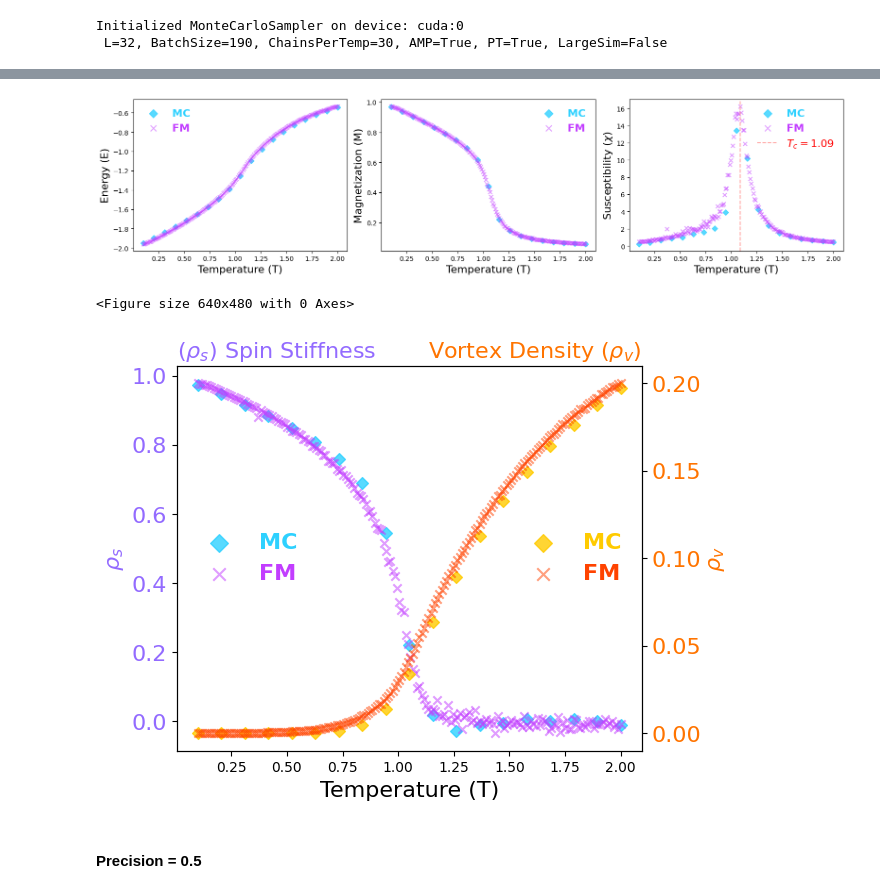
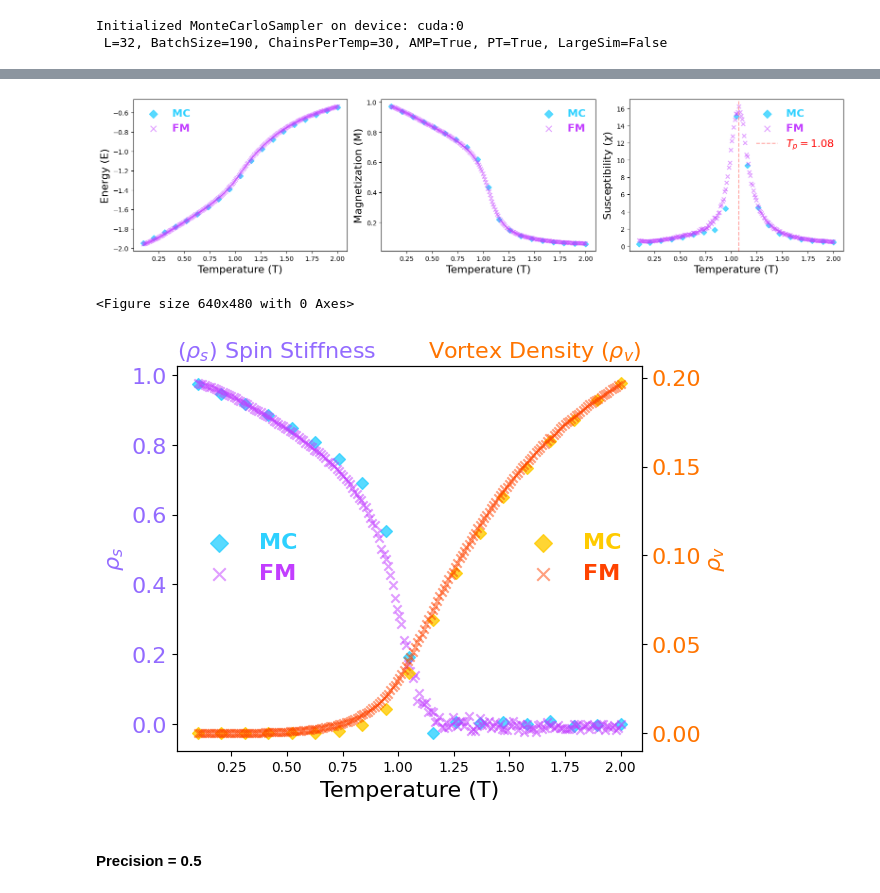
Before and after one commit to ToelUl/Flow-to-Field, a Jupyter notebook: increase_sample_density_lab.ipynb, the cells around one changed output, grey strips where cells are left out. Cells and saved outputs as stored; diff of their text form; code cells hidden in the pictures.

```diff
--- a/increase_sample_density_lab.ipynb
+++ b/increase_sample_density_lab.ipynb
@@ -937,7 +937,7 @@ L = 32
 Temp_start = 0.1
 Temp_end = 2.0
 precision = 0.01
-num_samples = 1500
+num_samples = 5000
 num_steps = 5
 timestep_schedule_mu = -0.3
 timestep_schedule_sigma = 1.0
@@ -1078,35 +1078,35 @@ Temp_0_1 = Temp.cpu()
 
 fig, ax = plt.subplots(1, 3, figsize=(16, 4))
 ax[0].scatter(mc_temperature_0_1, mc_energy_0_1, marker='D', label='MC', color=mc_color, alpha=0.8)
 ax[0].scatter(Temp_0_1, fm_energy_0_1, marker='x', label='FM', color=fm_color, alpha=0.5)
 ax[0].set_ylabel('Energy (E)', fontsize=16)
 # ax[0].set_title('Energy', fontsize=16)
 
 ax[1].scatter(mc_temperature_0_1, mc_magnetization_0_1, marker='D', label='MC', color=mc_color, alpha=0.8)
 ax[1].scatter(Temp_0_1, fm_magnetization_0_1, marker='x', label='FM', color=fm_color, alpha=0.5)
 ax[1].set_ylabel('Magnetization (M)', fontsize=16)
 # ax[1].set_title('Magnetization', fontsize=16)
 
 ax[2].scatter(mc_temperature_0_1, mc_susceptibility_0_1, marker='D', label='MC', color=mc_color, alpha=0.8)
 ax[2].scatter(Temp_0_1, fm_susceptibility_0_1, marker='x', label='FM', color=fm_color, alpha=0.5)
 peak_chi_idx = fm_susceptibility_0_1.argmax()
 ax[2].axvline(Temp_0_1[peak_chi_idx], color='#FFA3A1', linestyle='--',
-               label=f'$T_{{c}}={Temp_0_1[peak_chi_idx]:.2f}$')
+               label=f'$T_{{p}}={Temp_0_1[peak_chi_idx]:.2f}$')
 ax[2].set_ylabel(r'Susceptibility ($\chi$)', fontsize=16)
 # ax[2].set_title('Susceptibility', fontsize=16)
 
 for i in range(3):
     ax[i].set_xlabel('Temperature (T)', fontsize=16)
     ax[i].legend(
         prop={'weight': 'bold', 'size': 16},
         labelcolor=[mc_color, fm_color, 'r'],
         markerscale=1.5,
         frameon=False
     )
 plt.tight_layout()
 plt.show()
 # %% [output]
-[figure, old version]
+[figure, new version]
 # %%
 plt.clf()
 plt.style.use('seaborn-v0_8-pastel')
@@ -1157,7 +1157,7 @@ ax2.legend(
 plt.show()
 # %% [output]
 <Figure size 640x480 with 0 Axes>
-[figure, old version]
+[figure, new version]
 # %% [markdown]
 #### Precision = 0.5
 # %%
```
Also changed, not shown: parts of 28 cells of this notebook.
